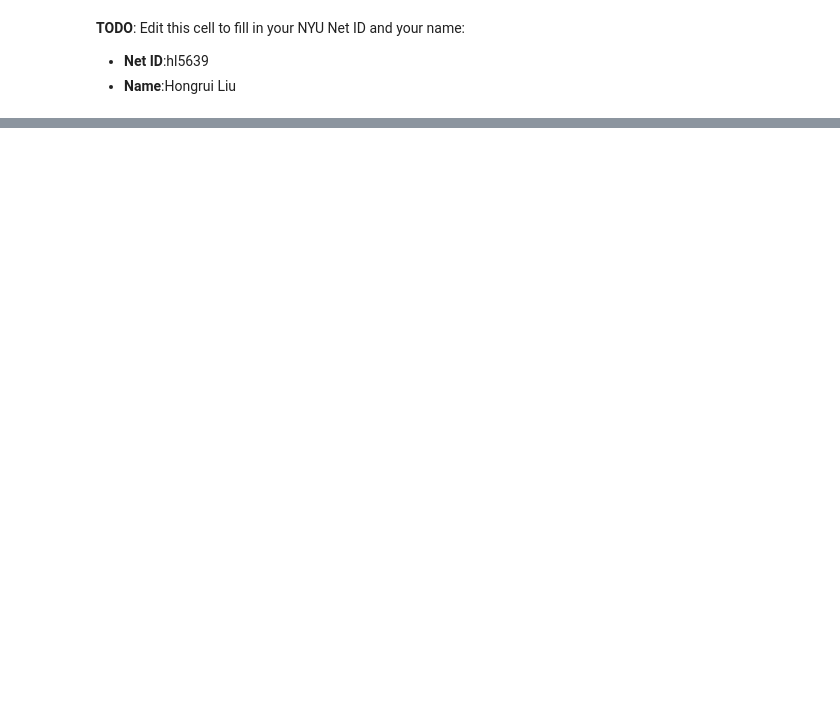
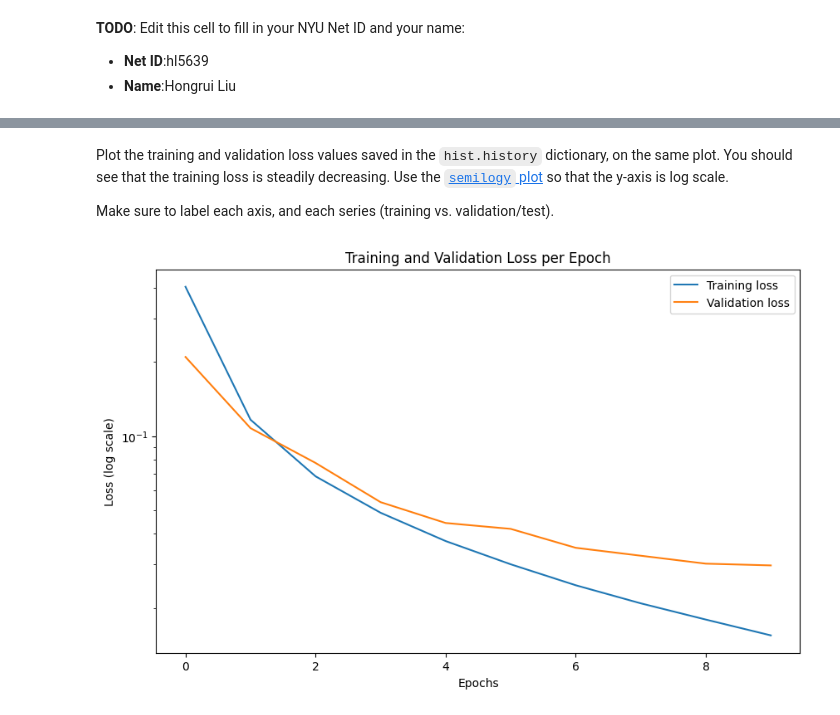
Before and after one commit to 4teven/Machine-Learning, a Jupyter notebook: lab-solution.ipynb, the cells around one changed output, grey strips where cells are left out. Cells and saved outputs as stored; diff of their text form; code cells hidden in the pictures; blank space fills up the shorter version.

```diff
--- a/lab-solution.ipynb
+++ b/lab-solution.ipynb
@@ -1595,0 +277,16 @@ print(acc)
+# %% [markdown]
+Plot the training and validation loss values saved in the `hist.history` dictionary, on the same plot. You should see that the training loss is steadily decreasing. Use the [`semilogy` plot](https://matplotlib.org/stable/api/_as_gen/matplotlib.pyplot.semilogy.html) so that the y-axis is log scale.
+
+Make sure to label each axis, and each series (training vs. validation/test).
+# %%
+# TODO - plot the training and validation loss in one plot
+plt.figure(figsize=(10, 6))
+plt.semilogy(hist.history['loss'], label='Training loss')
+plt.semilogy(hist.history['val_loss'], label='Validation loss')
+plt.title('Training and Validation Loss per Epoch')
+plt.xlabel('Epochs')
+plt.ylabel('Loss (log scale)')
+plt.legend()
+plt.show()
+# %% [output]
+[figure, added]
```
Also changed, not shown: parts of 322 cells of this notebook.
